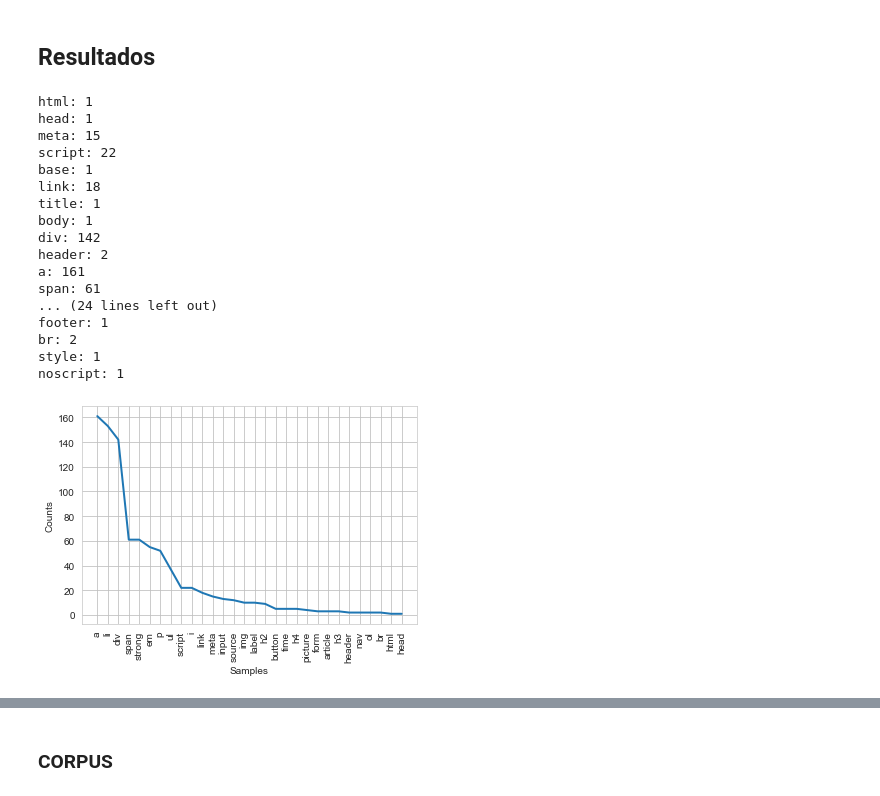
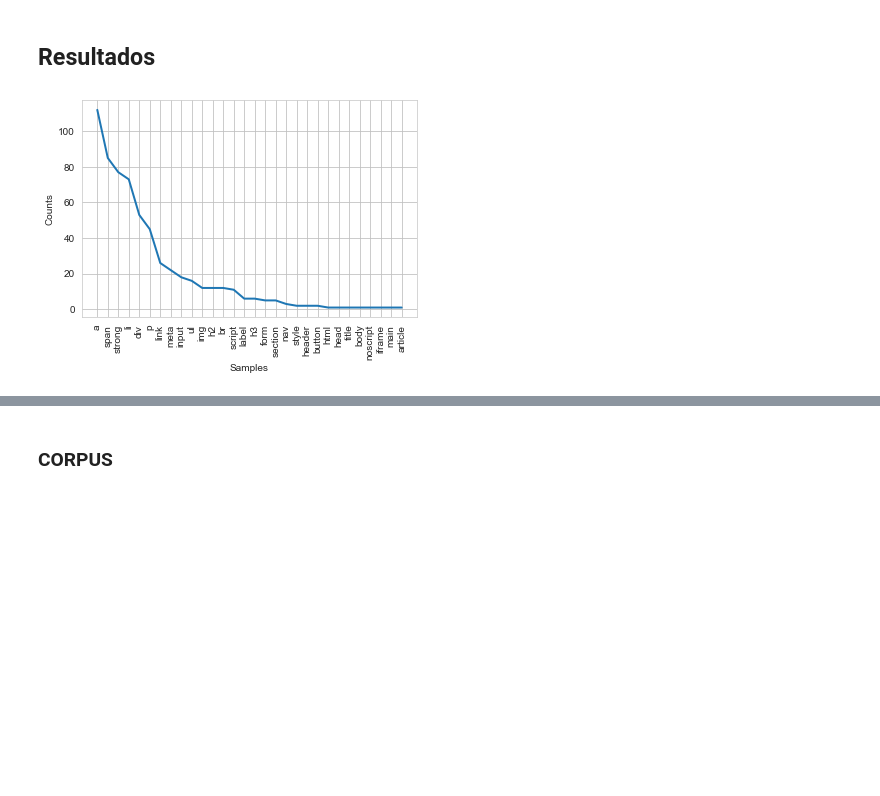
Before and after one commit to kchauxs/procesamiento_lenguaje_natural, a Jupyter notebook: Entrega/main.ipynb, the cells around one changed output, grey strips where cells are left out. Drawn from its saved outputs; the diff is of its cells as text; code cells hidden in the pictures; blank space fills up the shorter version.

```diff
--- a/Entrega/main.ipynb
+++ b/Entrega/main.ipynb
@@ -65,5 +67,7 @@ def vizualizarBarras(x_list,y_list,xlabel="",ylabel=""):
+# %%
+ soup,text = scraping("https://aukera.es/blog/web-scraping/")
 # %%
-soup,text = scraping("https://www.ionos.es/digitalguide/paginas-web/desarrollo-web/que-es-el-web-scraping/")
+# soup,text = scraping("https://www.ionos.es/digitalguide/paginas-web/desarrollo-web/que-es-el-web-scraping/")
 # %%
 tokens = word_tokenize(text,"spanish")
 # %%
@@ -184,24 +197,7 @@ def filtradoPalabras(palabras,filtro):
 # %% [markdown]
 ## Resultados
 # %%
-vizualizarTokens(frecuenciaEtiquetasHtml(imprimir=True))
+vizualizarTokens(frecuenciaEtiquetasHtml(imprimir=False))
 # %% [output]
-html: 1
-head: 1
-meta: 15
-script: 22
-base: 1
-link: 18
-title: 1
-body: 1
-div: 142
-header: 2
-a: 161
-span: 61
-... (24 lines left out)
-footer: 1
-br: 2
-style: 1
-noscript: 1
-[figure, old version]
+[figure, new version]
 # %%
```
Also changed, not shown: parts of 30 cells of this notebook, 1 other file.
